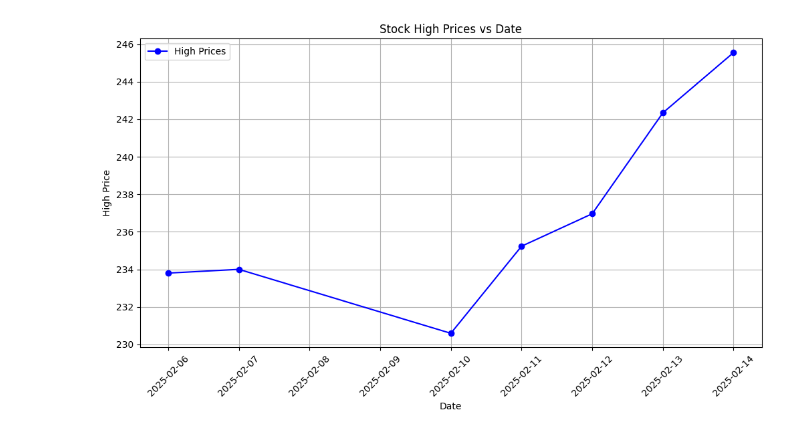
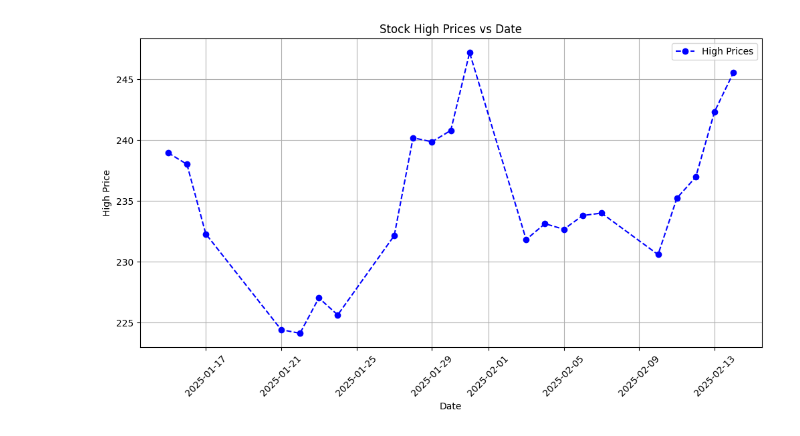
Before and after one commit to codershubinc/R-lang, a Jupyter notebook: class_notes/test.ipynb, the cells around one changed output. Drawn from its saved outputs; the diff is of its cells as text; code cells hidden in the pictures.

```diff
--- a/class_notes/test.ipynb
+++ b/class_notes/test.ipynb
@@ -11,48 +11,55 @@ data = [
     # {"date": "2025-01-10", "high": 240.16},
     # {"date": "2025-01-13", "high": 234.67},
     # {"date": "2025-01-14", "high": 236.12},
-    # {"date": "2025-01-15", "high": 238.96},
-    # {"date": "2025-01-16", "high": 238.01},
-    # {"date": "2025-01-17", "high": 232.29},
-    # {"date": "2025-01-21", "high": 224.42},
-    # {"date": "2025-01-22", "high": 224.12},
-    # {"date": "2025-01-23", "high": 227.03},
-    # {"date": "2025-01-24", "high": 225.63},
-    # {"date": "2025-01-27", "high": 232.15},
-    # {"date": "2025-01-28", "high": 240.19},
-    # {"date": "2025-01-29", "high": 239.86},
-    # {"date": "2025-01-30", "high": 240.79},
-    # {"date": "2025-01-31", "high": 247.19},
-    # {"date": "2025-02-03", "high": 231.83},
-    # {"date": "2025-02-04", "high": 233.13},
-    # {"date": "2025-02-05", "high": 232.67},
+    {"date": "2025-01-15", "high": 238.96},
+    {"date": "2025-01-16", "high": 238.01},
+    {"date": "2025-01-17", "high": 232.29},
+    {"date": "2025-01-21", "high": 224.42},
+    {"date": "2025-01-22", "high": 224.12},
+    {"date": "2025-01-23", "high": 227.03},
+    {"date": "2025-01-24", "high": 225.63},
+    {"date": "2025-01-27", "high": 232.15},
+    {"date": "2025-01-28", "high": 240.19},
+    {"date": "2025-01-29", "high": 239.86},
+    {"date": "2025-01-30", "high": 240.79},
+    {"date": "2025-01-31", "high": 247.19},
+    {"date": "2025-02-03", "high": 231.83},
+    {"date": "2025-02-04", "high": 233.13},
+    {"date": "2025-02-05", "high": 232.67},
     {"date": "2025-02-06", "high": 233.8},
     {"date": "2025-02-07", "high": 234},
     {"date": "2025-02-10", "high": 230.59},
     {"date": "2025-02-11", "high": 235.23},
     {"date": "2025-02-12", "high": 236.96},
     {"date": "2025-02-13", "high": 242.34},
     {"date": "2025-02-14", "high": 245.55},
 ]
 
 # Extract dates and high prices
 dates = [datetime.strptime(entry["date"], "%Y-%m-%d") for entry in data]
 high_prices = [entry["high"] for entry in data]
 
 # Plot the data
 plt.figure(figsize=(12, 6))
-plt.plot(dates, high_prices, marker='o',
-         linestyle='-', color='b', label='High Prices')
+plt.plot(
+    dates,
+    high_prices,
+    marker='o',
+    linestyle='--',
+    color='b',
+    label='High Prices',
+
+)
 
 # Formatting the plot
 plt.xlabel("Date")
 plt.ylabel("High Price")
 plt.title("Stock High Prices vs Date")
 plt.xticks(rotation=45)
 plt.legend()
 plt.grid()
 
 # Show the plot
 plt.show()
 # %% [output]
-[figure, old version]
+[figure, new version]
```
Also changed, not shown: 3 other files.
